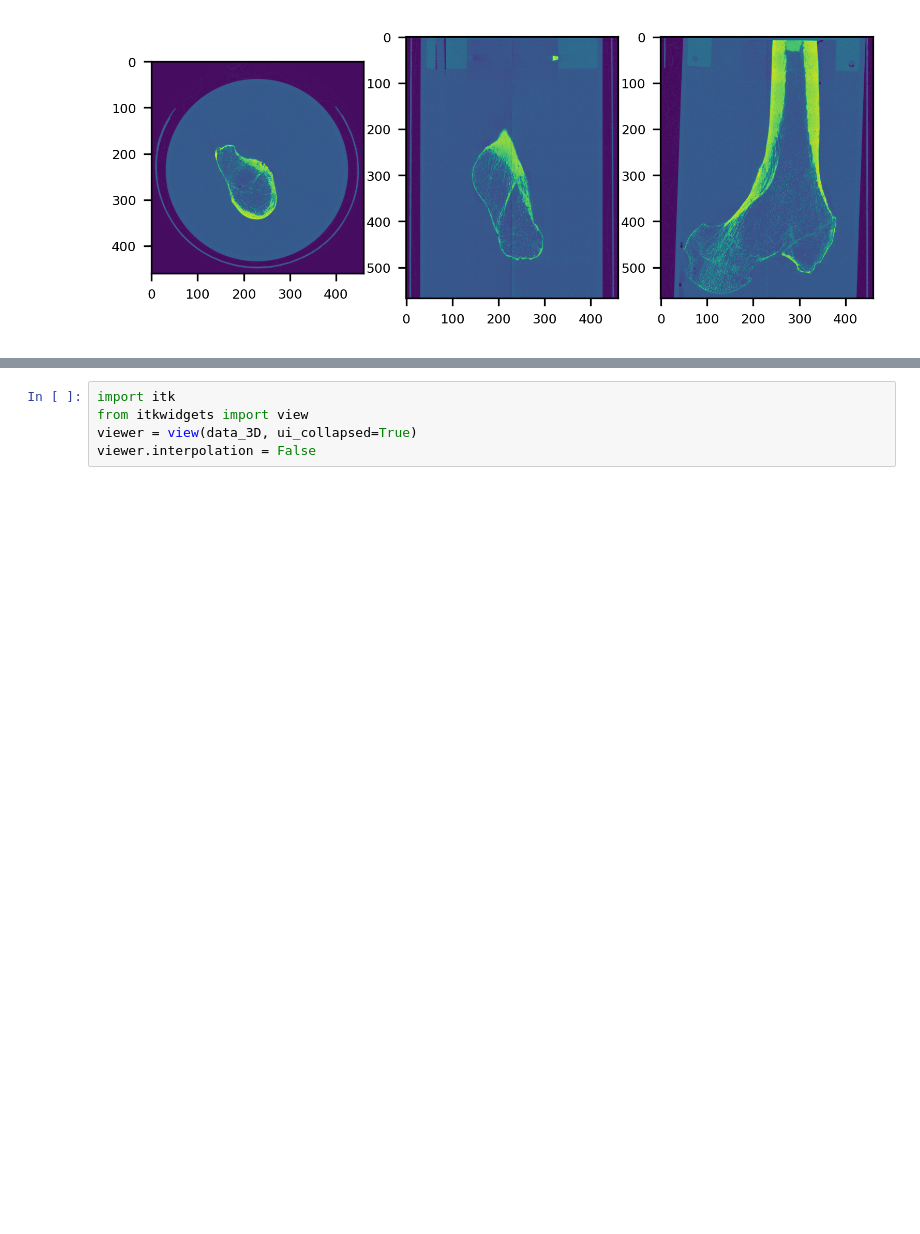
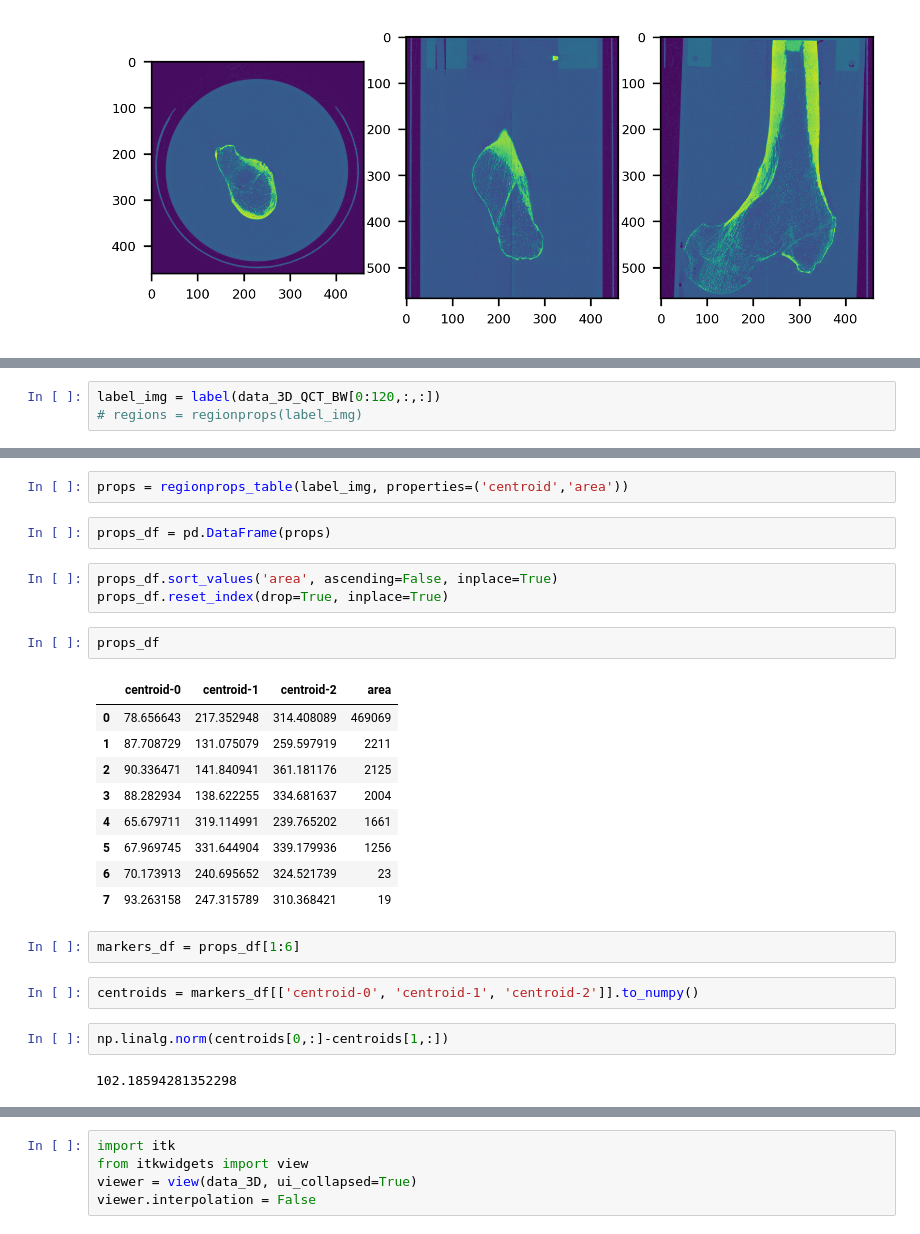
Before and after one commit to gianthk/pyfabric, a Jupyter notebook: notebooks/pyfabric_ex02_prox_femur_multires.ipynb, the cells around one changed output, grey strips where cells are left out. Cells and saved outputs as stored; diff of their text form; blank space fills up the shorter version.

```diff
--- a/notebooks/pyfabric_ex02_prox_femur_multires.ipynb
+++ b/notebooks/pyfabric_ex02_prox_femur_multires.ipynb
@@ -79,0 +101,3 @@ plt.show()
+# %%
+label_img = label(data_3D_QCT_BW[0:120,:,:])
+# regions = regionprops(label_img)
@@ -79,0 +106,27 @@ plt.show()
+# %%
+props = regionprops_table(label_img, properties=('centroid','area'))
+# %%
+props_df = pd.DataFrame(props)
+# %%
+props_df.sort_values('area', ascending=False, inplace=True)
+props_df.reset_index(drop=True, inplace=True)
+# %%
+props_df
+# %% [output]
+|  | centroid-0 | centroid-1 | centroid-2 | area |
+| 0 | 78.656643 | 217.352948 | 314.408089 | 469069 |
+| 1 | 87.708729 | 131.075079 | 259.597919 | 2211 |
+| 2 | 90.336471 | 141.840941 | 361.181176 | 2125 |
+| 3 | 88.282934 | 138.622255 | 334.681637 | 2004 |
+| 4 | 65.679711 | 319.114991 | 239.765202 | 1661 |
+| 5 | 67.969745 | 331.644904 | 339.179936 | 1256 |
+| 6 | 70.173913 | 240.695652 | 324.521739 | 23 |
+| 7 | 93.263158 | 247.315789 | 310.368421 | 19 |
+# %%
+markers_df = props_df[1:6]
+# %%
+centroids = markers_df[['centroid-0', 'centroid-1', 'centroid-2']].to_numpy()
+# %%
+np.linalg.norm(centroids[0,:]-centroids[1,:])
+# %% [output]
+102.18594281352298
```
Also changed, not shown: parts of 14 cells of this notebook.
